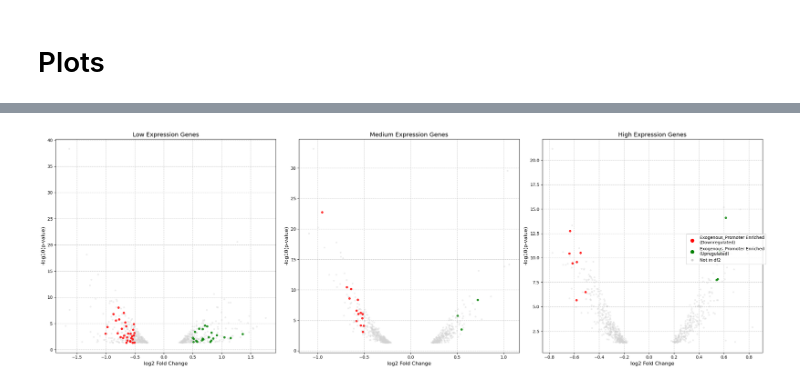
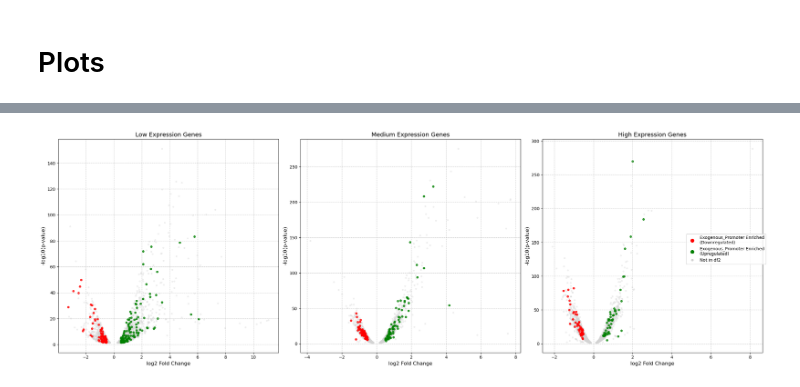
Before and after one commit to michal7kw/SRF_MECP2, a Jupyter notebook: volcano_expression_binning.ipynb, the cells around one changed output, grey strips where cells are left out. Saved outputs shown, nothing was run; the diff lists cells and outputs as text; code cells hidden in the pictures.

Commit message:
single plot

```diff
--- a/volcano_expression_binning.ipynb
+++ b/volcano_expression_binning.ipynb
@@ -96,0 +104,3 @@ DEA_NEU.head()
+# %%
+# Add expression level column to DEA_NSC
+DEA_NSC['expression_level'] = DEA_NSC['baseMean'].apply(get_expression_level)
@@ -206,3 +245,6 @@ def volcano_plot_by_expression(df1, df2, p_value_threshold=0.05, fc_threshold=1,
     plt.tight_layout()
 
     return fig, axes
+# %%
+DEA_NEU_filtered = DEA_NEU[DEA_NEU['pvalue'] > 1e-300].copy()
+DEA_NSC_filtered = DEA_NSC[DEA_NSC['pvalue'] > 1e-300].copy()
@@ -209,5 +257,5 @@ def volcano_plot_by_expression(df1, df2, p_value_threshold=0.05, fc_threshold=1,
 # %%
-fig, axes = volcano_plot_by_expression(DEA_NEU, mecp2_NEU, p_value_threshold=0.05, fc_threshold=1, labels=False)
+fig, axes = volcano_plot_by_expression(DEA_NSC_filtered, mecp2_NSC, p_value_threshold=0.05, fc_threshold=1, labels=False)
 plt.show()
 # %% [output]
-[figure, old version]
+[figure, new version]
```
Also changed, not shown: parts of 9 cells of this notebook, 1 other file.
